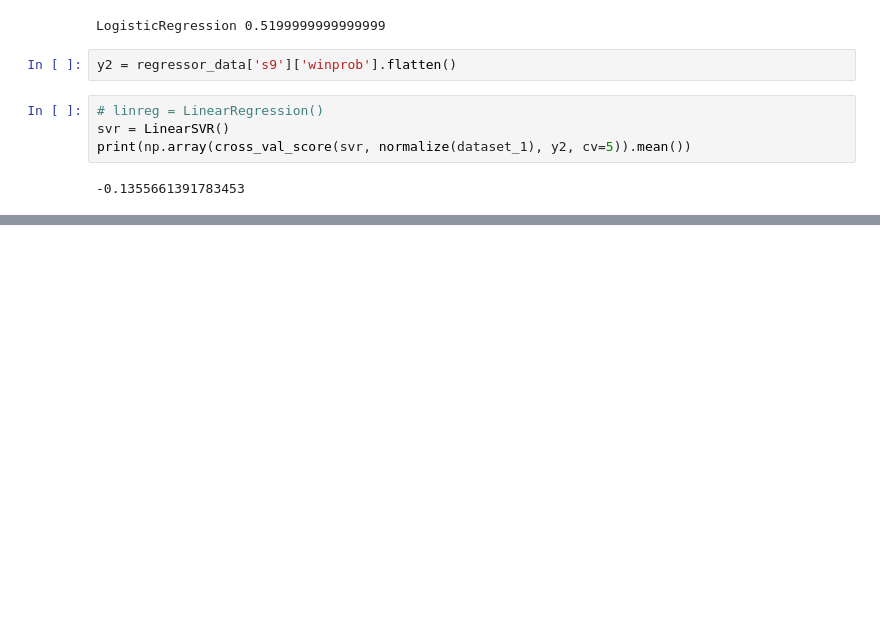
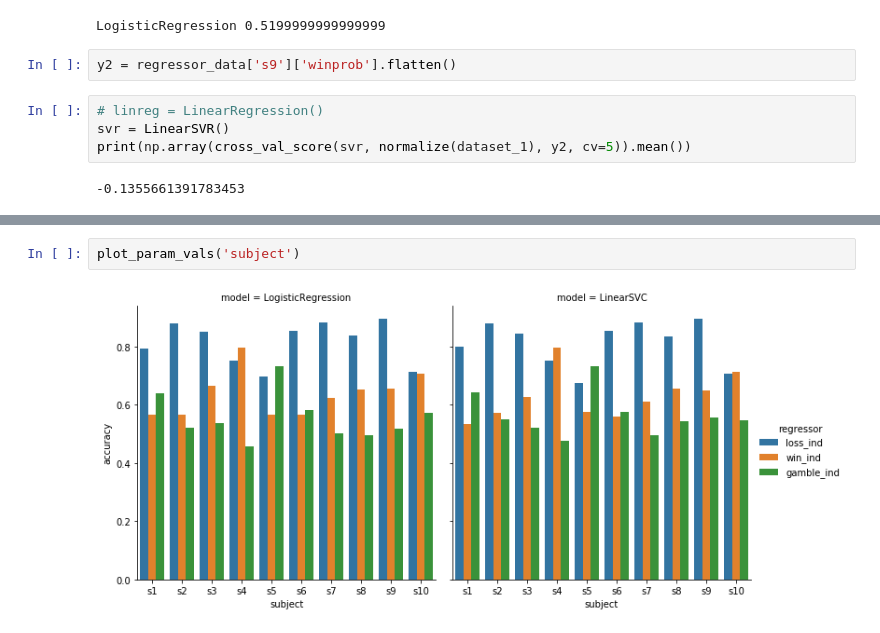
Before and after one commit to mariliisvelner/ofc-analysis, a Jupyter notebook: regression_analysis.ipynb, the cells around one changed output, grey strips where cells are left out. Saved outputs shown, nothing was run; the diff lists cells and outputs as text; blank space fills up the shorter version.

```diff
--- a/regression_analysis.ipynb
+++ b/regression_analysis.ipynb
@@ -1008,0 +1473,4 @@ sorted(filter(lambda x: x[0][0] == 's10', result_statistics_LSVC['combo'].items(
+# %%
+plot_param_vals('subject')
+# %% [output]
+[figure, added]
```
Also changed, not shown: parts of 51 cells of this notebook, 2 other files.
